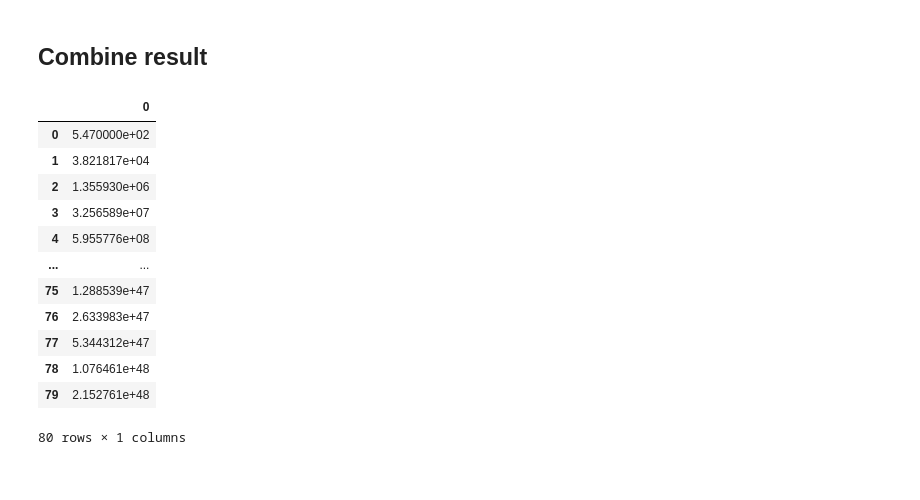
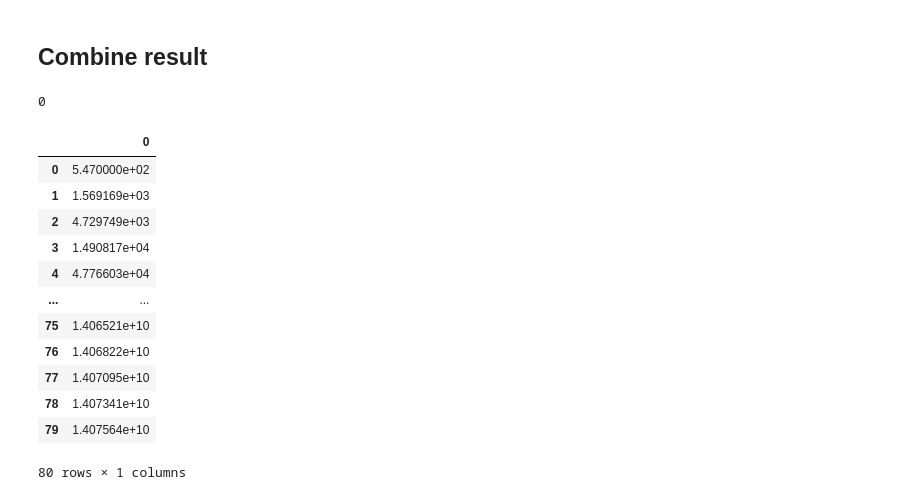
Before and after one commit to X-Fan-Jack/CASA05_quantitative_methods, a Jupyter notebook: personal_project/Covid_in_China.ipynb, the cells around one changed output. Saved outputs shown, nothing was run; the diff lists cells and outputs as text; code cells hidden in the pictures.

```diff
--- a/personal_project/Covid_in_China.ipynb
+++ b/personal_project/Covid_in_China.ipynb
@@ -276,30 +278,32 @@ plt.show()
 # %%
 # Calculate the total predict cases
 case_sum = 0
-narr_case = result[:,2]
+narr_case = []
+# %%
+case_sum
+# %% [output]
+0
 # %%
-
-for index in range(len(narr_case)):
-    case_sum = case_sum + narr_case[index]
-    narr_case[index] = case_sum
-
+for index in range(len(result[:,2])):
+    case_sum = case_sum + result[:,2][index]
+    narr_case.append(case_sum)
 
 case_pre = pd.DataFrame(narr_case)
 
 case_pre.head(100)
 # %% [output]
 |  | 0 |
 | 0 | 5.470000e+02 |
-| 1 | 3.821817e+04 |
-| 2 | 1.355930e+06 |
-| 3 | 3.256589e+07 |
-| 4 | 5.955776e+08 |
+| 1 | 1.569169e+03 |
+| 2 | 4.729749e+03 |
+| 3 | 1.490817e+04 |
+| 4 | 4.776603e+04 |
 | ... | ... |
-| 75 | 1.288539e+47 |
-| 76 | 2.633983e+47 |
-| 77 | 5.344312e+47 |
-| 78 | 1.076461e+48 |
-| 79 | 2.152761e+48 |
+| 75 | 1.406521e+10 |
+| 76 | 1.406822e+10 |
+| 77 | 1.407095e+10 |
+| 78 | 1.407341e+10 |
+| 79 | 1.407564e+10 |
 80 rows × 1 columns
 # %%
 x = result_csv["date"][:80]
```
Also changed, not shown: parts of 2 cells of this notebook.
